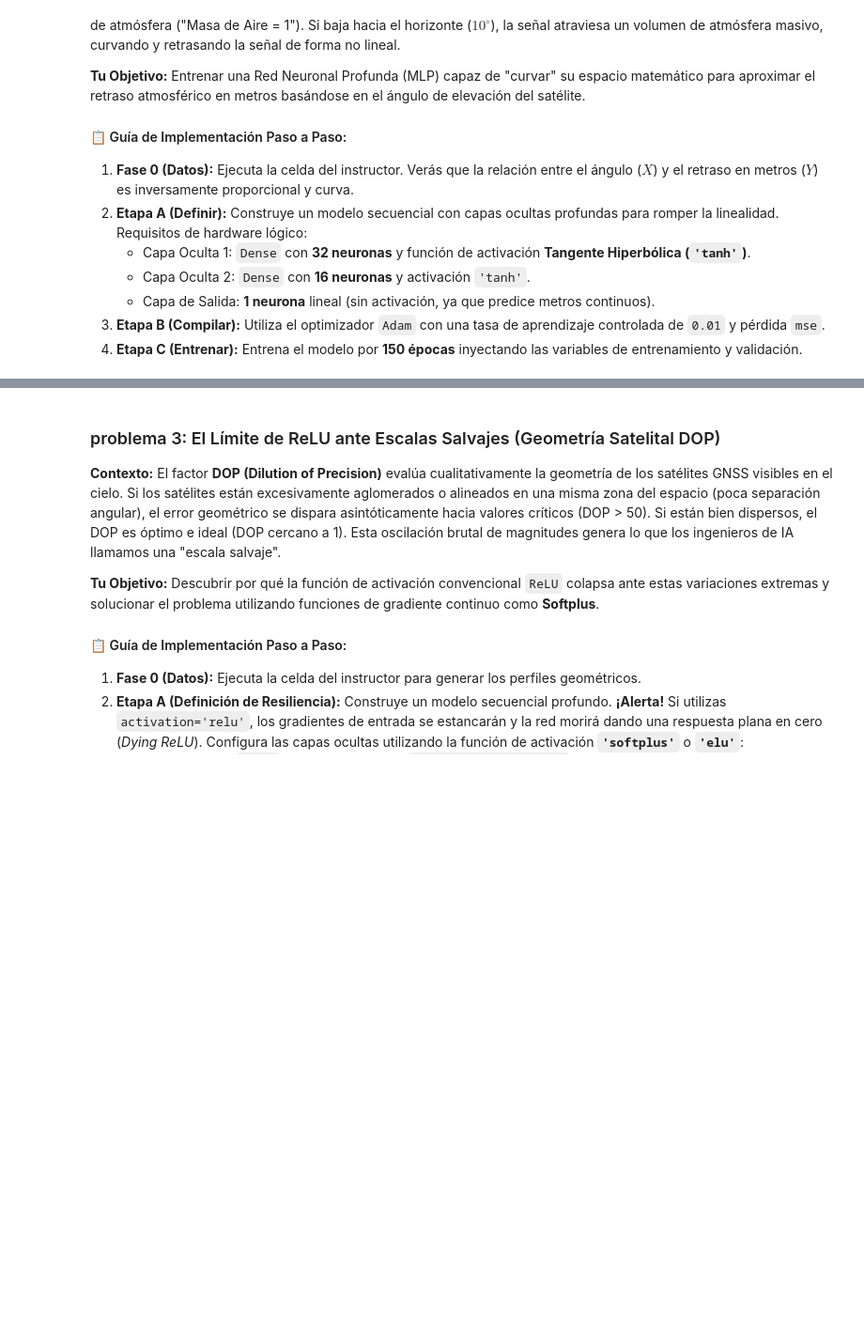
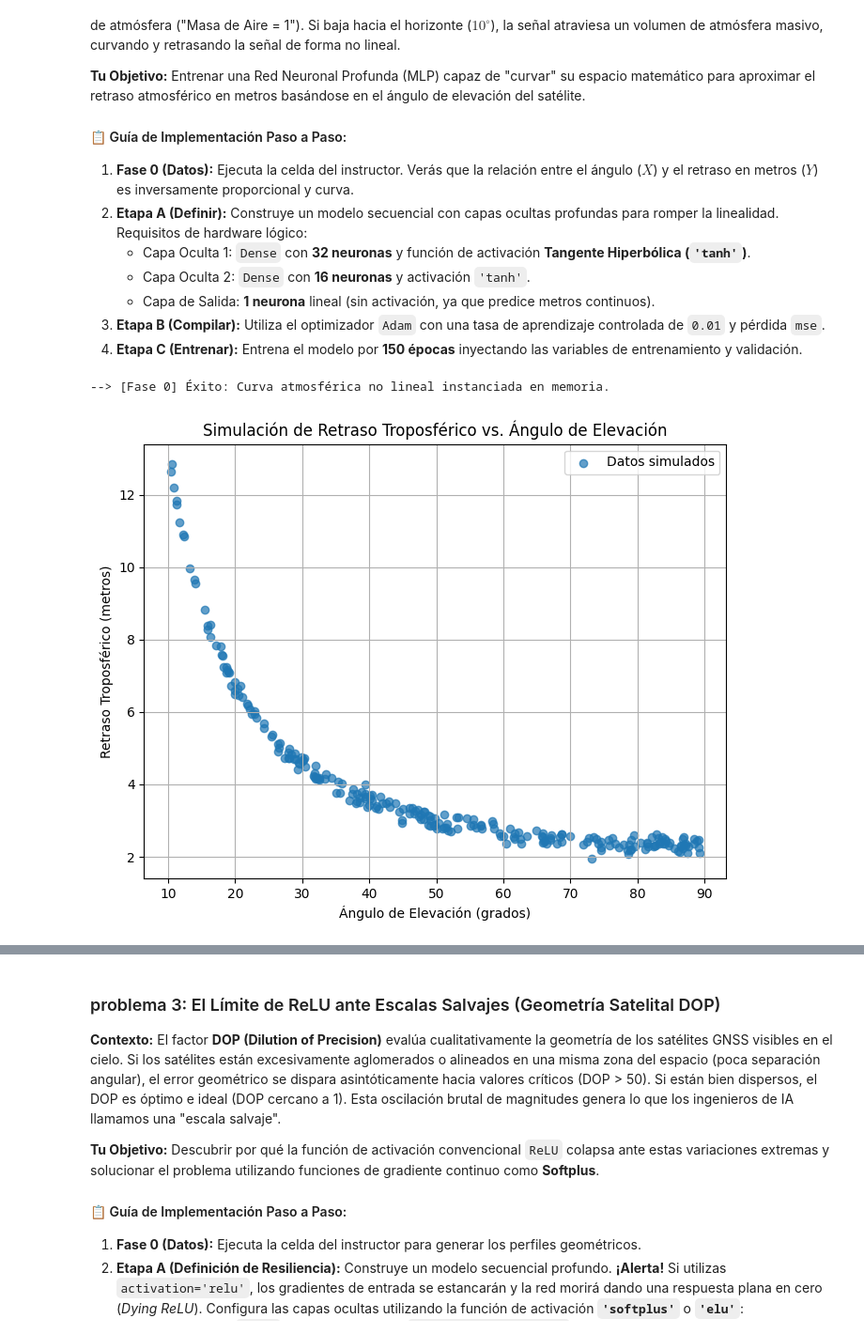
Before and after one commit to hmartinez00/introduccion_nn_python, a Jupyter notebook: notebooks/solutions/sesion1_solutions/practicas_gnss.ipynb, the cells around one changed output, grey strips where cells are left out. Shown at 94% size. Drawn from its saved outputs; the diff is of its cells as text; code cells hidden in the pictures; blank space fills up the shorter version.

```diff
--- a/notebooks/solutions/sesion1_solutions/practicas_gnss.ipynb
+++ b/notebooks/solutions/sesion1_solutions/practicas_gnss.ipynb
@@ -102,16 +144,31 @@ print(f"    Sesgo (Pérdida estática base): {sesgo[0]:.4f} dB (Real era: -0.2)"
 3. **Etapa B (Compilar):** Utiliza el optimizador `Adam` con una tasa de aprendizaje controlada de `0.01` y pérdida `mse`.
 4. **Etapa C (Entrenar):** Entrena el modelo por **150 épocas** inyectando las variables de entrenamiento y validación.
 # %%
-
 # =====================================================================
 # FASE 0: SIMULACIÓN DE RETRASO TROPOSFÉRICO (MAPPING FUNCTION)
 # =====================================================================
+import matplotlib.pyplot as plt
+import numpy as np
+
 X_angulo = np.random.uniform(10.0, 90.0, 250)
 # Física real: Relación asintótica inversa (Masa de aire = 1 / sin(elevacion))
 Y_retraso_metros = (2.3 / np.sin(np.radians(X_angulo))) + np.random.normal(0, 0.15, 250)
 
 X_train_p2, X_val_p2 = X_angulo[:200], X_angulo[200:]
 Y_train_p2, Y_val_p2 = Y_retraso_metros[:200], Y_retraso_metros[200:]
 
 print("--> [Fase 0] Éxito: Curva atmosférica no lineal instanciada en memoria.")
+
+# Graficar los datos simulados
+plt.figure(figsize=(8, 6))
+plt.scatter(X_angulo, Y_retraso_metros, label='Datos simulados', alpha=0.7)
+plt.xlabel('Ángulo de Elevación (grados)')
+plt.ylabel('Retraso Troposférico (metros)')
+plt.title('Simulación de Retraso Troposférico vs. Ángulo de Elevación')
+plt.grid(True)
+plt.legend()
+plt.show()
+# %% [output]
+--> [Fase 0] Éxito: Curva atmosférica no lineal instanciada en memoria.
+[figure, added]
 # %%
```
Also changed, not shown: parts of 11 cells of this notebook.
